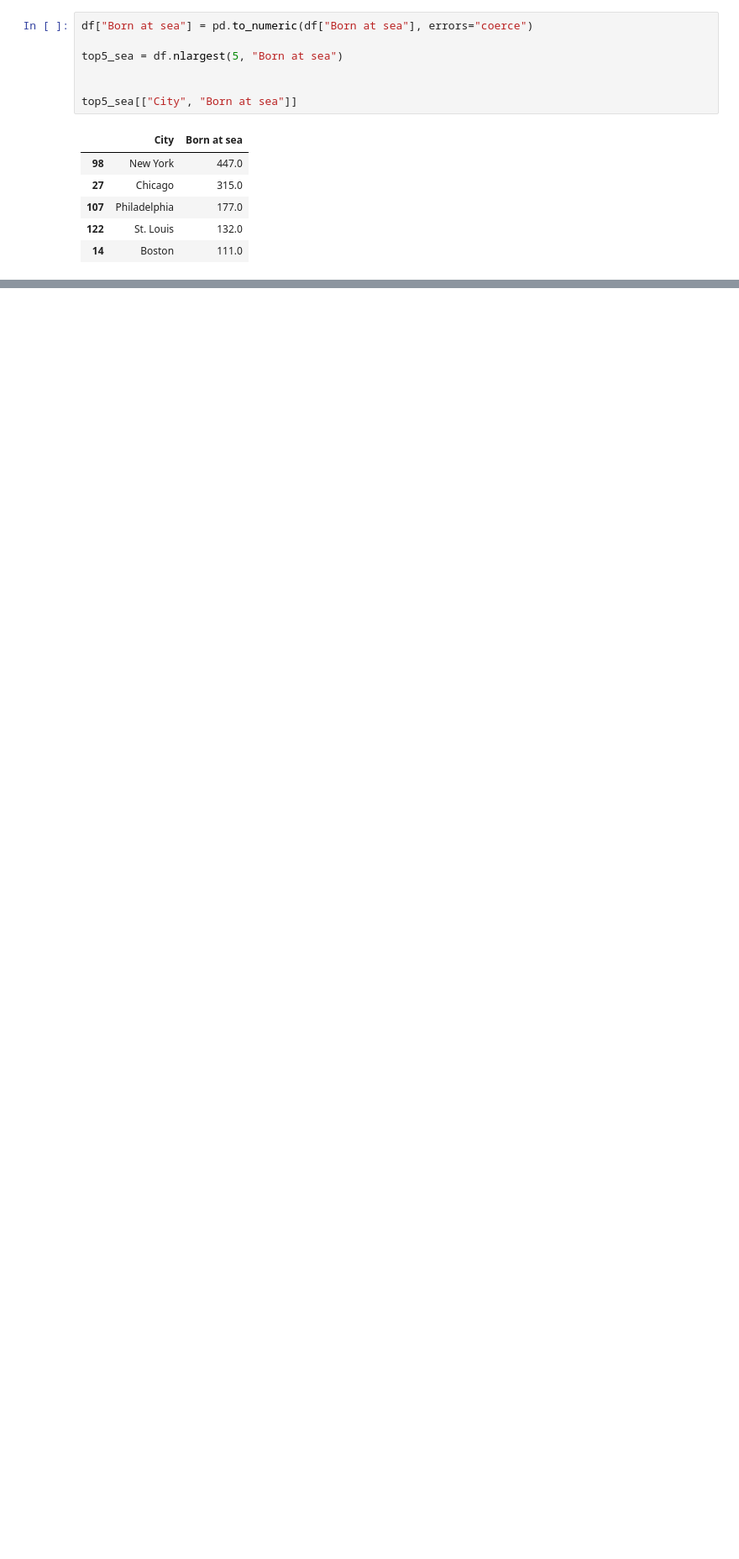
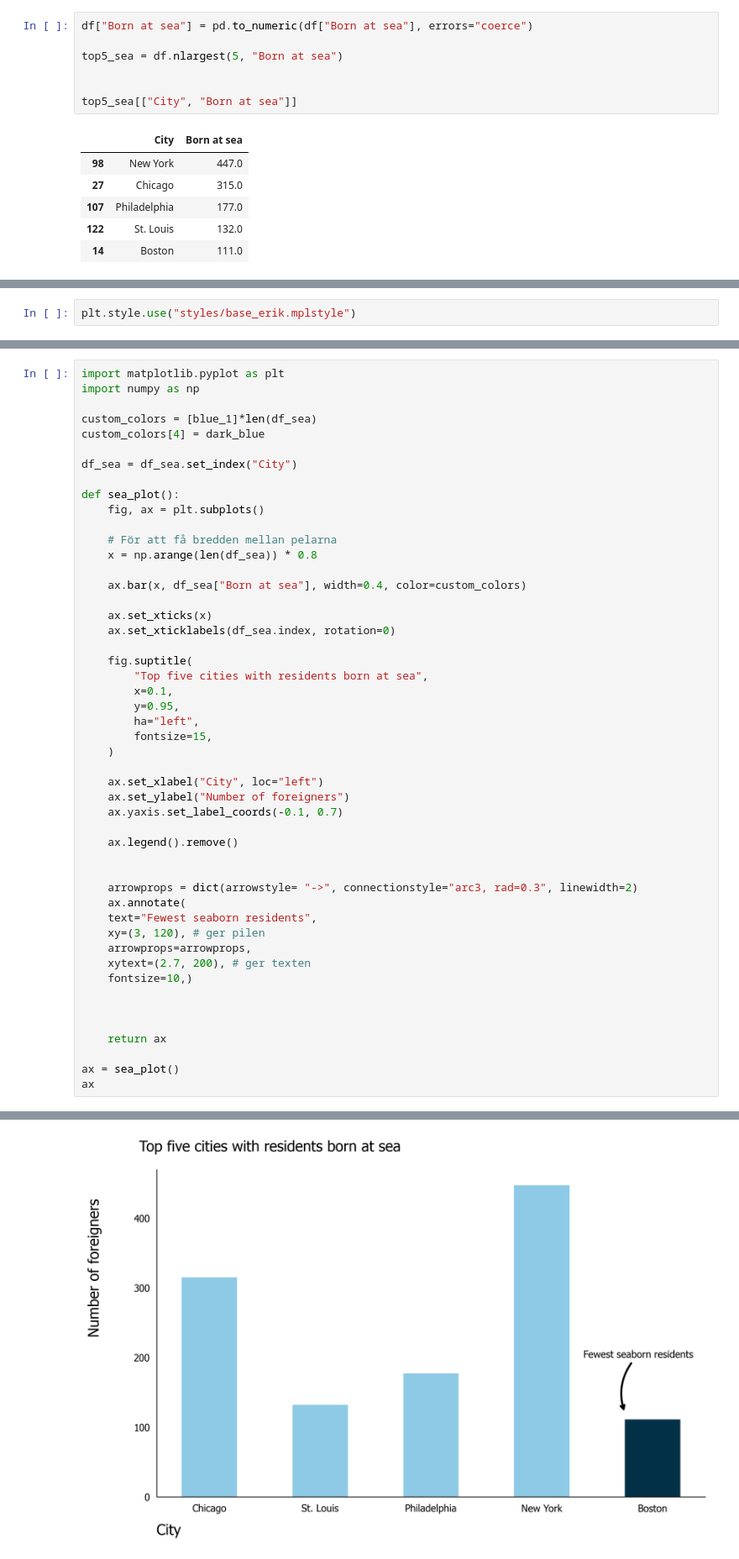
Before and after one commit to erikunevik/data_visualization_erik_unevik_de24, a Jupyter notebook: exercises/exercise1/exercise1_erik.ipynb, the cells around one changed output, grey strips where cells are left out. Shown at 84% size. Saved outputs shown, nothing was run; the diff lists cells and outputs as text; blank space fills up the shorter version.

```diff
--- a/exercises/exercise1/exercise1_erik.ipynb
+++ b/exercises/exercise1/exercise1_erik.ipynb
@@ -258,0 +247,2 @@ df_nordic.head()
+# %%
+plt.style.use("styles/base_erik.mplstyle")
@@ -258,0 +251,50 @@ df_nordic.head()
+# %%
+import matplotlib.pyplot as plt
+import numpy as np
+
+custom_colors = [blue_1]*len(df_sea)
+custom_colors[4] = dark_blue
+
+df_sea = df_sea.set_index("City")
+
+def sea_plot():
+    fig, ax = plt.subplots()
+
+    # För att få bredden mellan pelarna
+    x = np.arange(len(df_sea)) * 0.8
+
+    ax.bar(x, df_sea["Born at sea"], width=0.4, color=custom_colors)
+
+    ax.set_xticks(x)
+    ax.set_xticklabels(df_sea.index, rotation=0)
+
+    fig.suptitle(
+        "Top five cities with residents born at sea",
+        x=0.1,
+        y=0.95,
+        ha="left",
+        fontsize=15,
+    )
+
+    ax.set_xlabel("City", loc="left")
+    ax.set_ylabel("Number of foreigners")
+    ax.yaxis.set_label_coords(-0.1, 0.7)
+
+    ax.legend().remove()
+
+
+    arrowprops = dict(arrowstyle= "->", connectionstyle="arc3, rad=0.3", linewidth=2)
+    ax.annotate(
+    text="Fewest seaborn residents",
+    xy=(3, 120), # ger pilen
+    arrowprops=arrowprops,
+    xytext=(2.7, 200), # ger texten
+    fontsize=10,)
+
+
+
+    return ax
+
+ax = sea_plot()
+ax
+# %% [output]
@@ -258,0 +302 @@ df_nordic.head()
+[figure, added]
```
Also changed, not shown: parts of 29 cells of this notebook, 6 other files.
